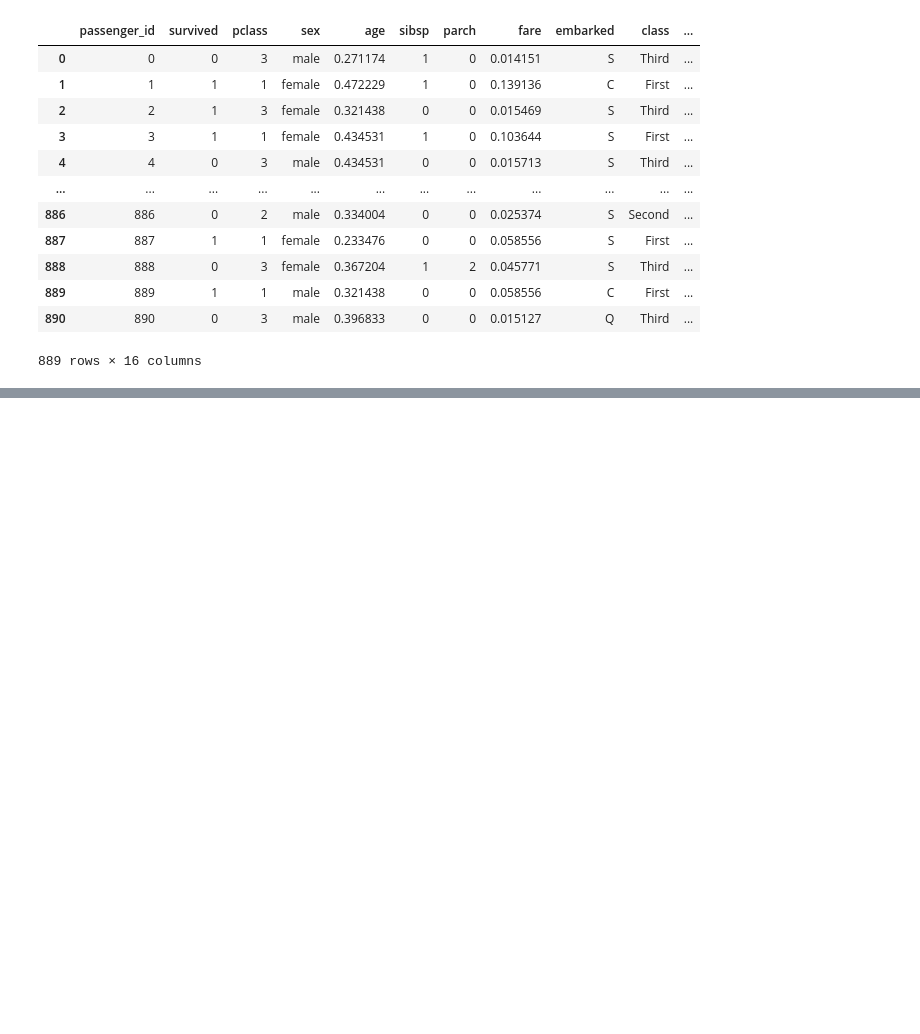
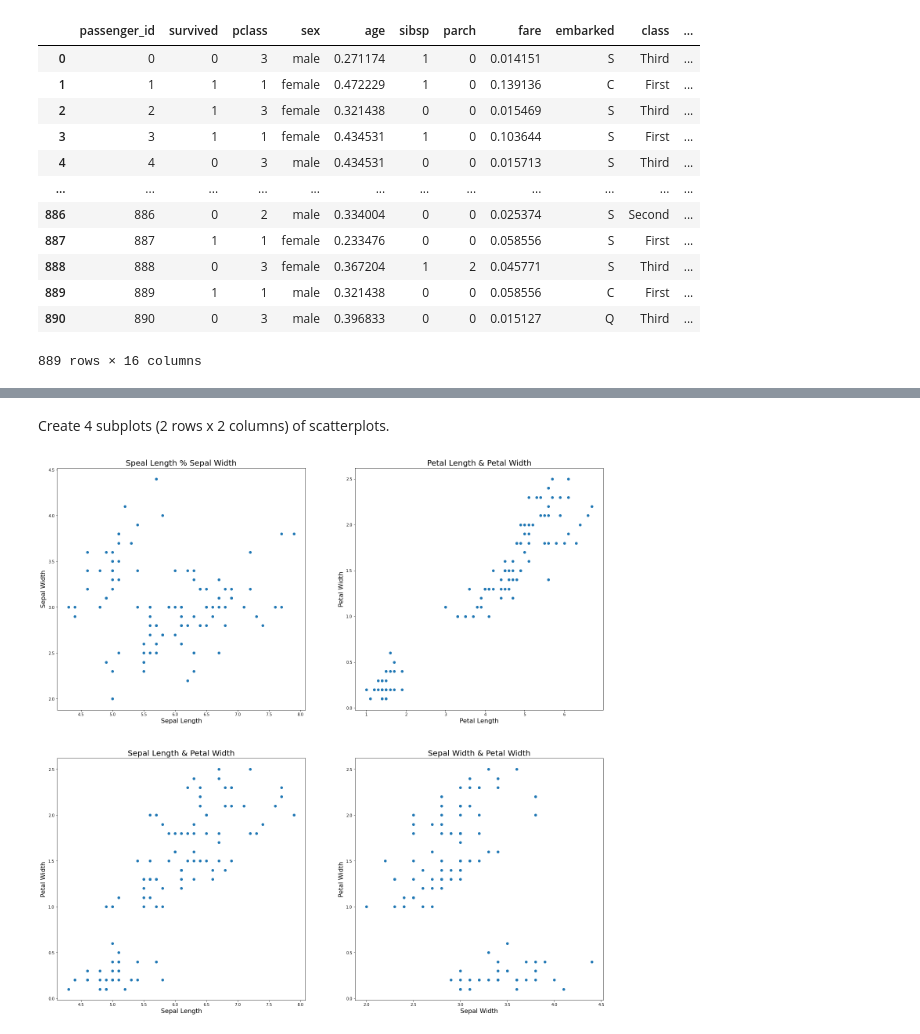
Before and after one commit to datastraine/codeup-data-science, a Jupyter notebook: classification_exercises.ipynb, the cells around one changed output, grey strips where cells are left out. Drawn from its saved outputs; the diff is of its cells as text; code cells hidden in the pictures; blank space fills up the shorter version.

```diff
--- a/classification_exercises.ipynb
+++ b/classification_exercises.ipynb
@@ -249,0 +287,34 @@ prep_titanic()
+# %% [markdown]
+Create 4 subplots (2 rows x 2 columns) of scatterplots.
+# %%
+plt.figure(figsize = (25, 25))
+
+plt.subplot(221)
+plt.scatter(train['sepal_length'], train['sepal_width'])
+plt.ylabel('Sepal Width', fontsize = 16)
+plt.xlabel('Sepal Length', fontsize = 16)
+plt.title('Speal Length % Sepal Width', fontsize = 20)
+
+# the second subplot
+plt.subplot(222)
+plt.scatter(train['petal_length'], train['petal_width'])
+plt.ylabel('Petal Width', fontsize = 16)
+plt.xlabel('Petal Length', fontsize = 16)
+plt.title('Petal Length & Petal Width', fontsize = 20)
+
+plt.subplot(223)
+plt.scatter(train['sepal_length'], train['petal_width'])
+plt.ylabel('Petal Width', fontsize = 16)
+plt.xlabel('Sepal Length', fontsize = 16)
+plt.title('Sepal Length & Petal Width', fontsize = 20)
+
+# the second subplot
+plt.subplot(224)
+plt.scatter(train['sepal_width'], train['petal_width'])
+plt.ylabel('Petal Width', fontsize = 16)
+plt.xlabel('Sepal Width', fontsize = 16)
+plt.title('Sepal Width & Petal Width', fontsize = 20)
+
+plt.show()
+# %% [output]
+[figure, added]
```
Also changed, not shown: parts of 15 cells of this notebook.
